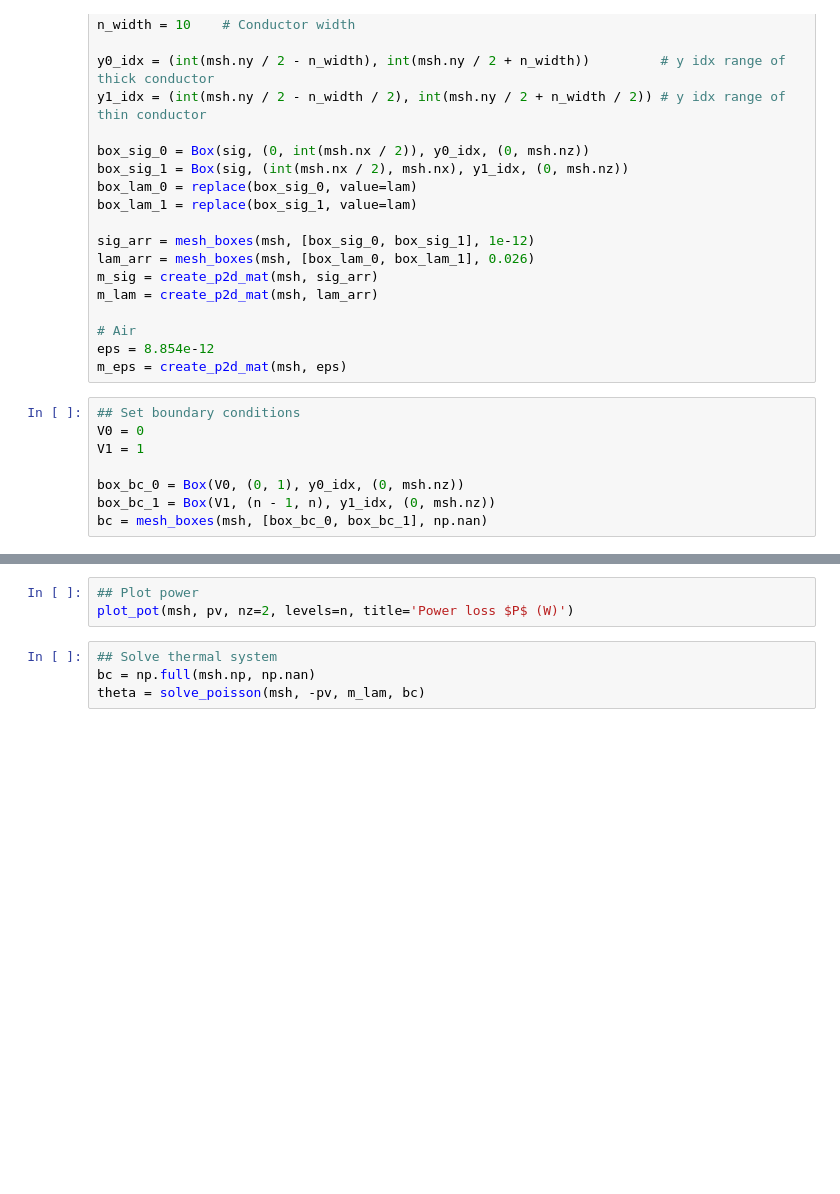
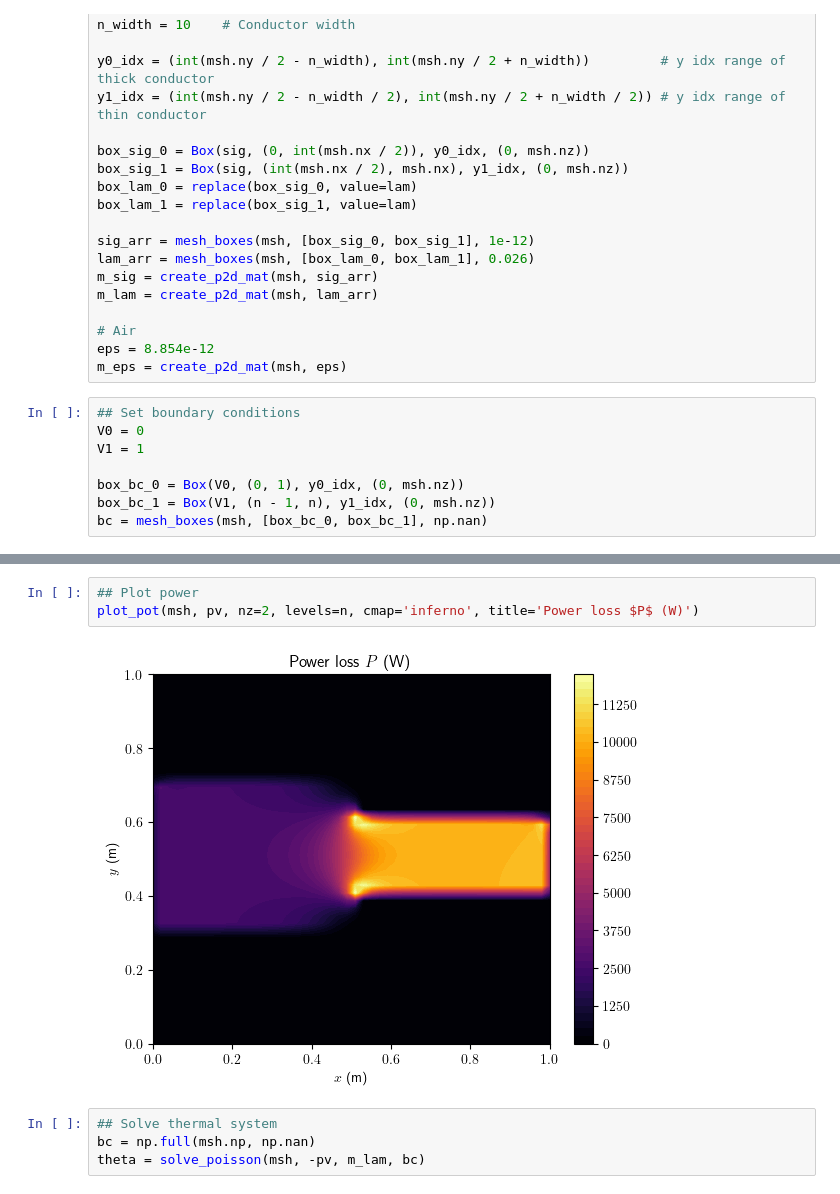
Before and after one commit to Devoev/multiphysics, a Jupyter notebook: main.ipynb, the cells around one changed output, grey strips where cells are left out. Saved outputs shown, nothing was run; the diff lists cells and outputs as text; blank space fills up the shorter version.

```diff
--- a/main.ipynb
+++ b/main.ipynb
@@ -83,6 +82,8 @@ pv = 0.5*np.abs(g.T) @ pe           # Power on dual volume vector
 # %%
 ## Plot power
-plot_pot(msh, pv, nz=2, levels=n, title='Power loss $P$ (W)')
+plot_pot(msh, pv, nz=2, levels=n, cmap='inferno', title='Power loss $P$ (W)')
+# %% [output]
+[figure, added]
 # %%
 ## Solve thermal system
 bc = np.full(msh.np, np.nan)
```
Also changed, not shown: parts of 7 cells of this notebook.
